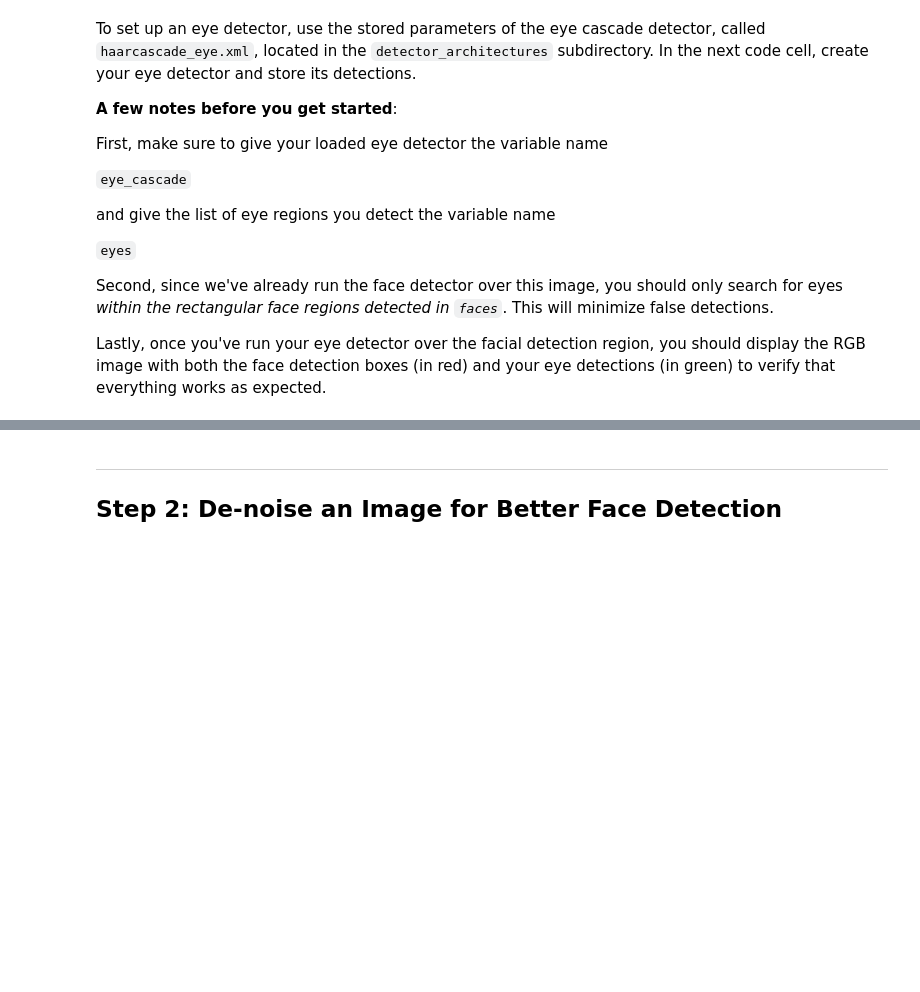
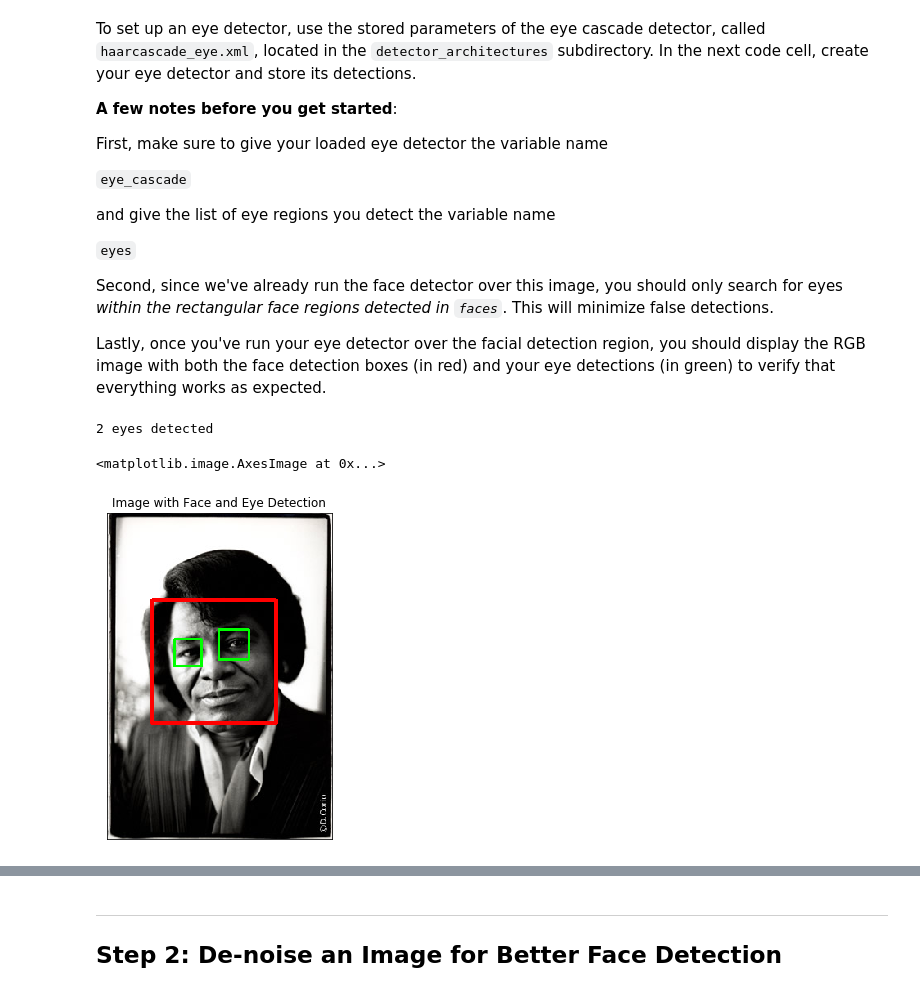
Before and after one commit to smile-on/cv-keypoint, a Jupyter notebook: CV_project.ipynb, the cells around one changed output, grey strips where cells are left out. Cells and saved outputs as stored; diff of their text form; code cells hidden in the pictures; blank space fills up the shorter version.

```diff
--- a/CV_project.ipynb
+++ b/CV_project.ipynb
@@ -229,26 +243,38 @@ Lastly, once you've run your eye detector over the facial detection region, you
 # %%
 # Make a copy of the original image to plot rectangle detections
 image_with_detections = np.copy(image)
 
 # Loop over the detections and draw their corresponding face detection boxes
 for (x,y,w,h) in faces:
     cv2.rectangle(image_with_detections, (x,y), (x+w,y+h),(255,0,0), 3)
 
 # Do not change the code above this comment!
-
-
-## TODO: Add eye detection, using haarcascade_eye.xml, to the current face detector algorithm
-## TODO: Loop over the eye detections and draw their corresponding boxes in green on image_with_detections
-
+    face_image = image_with_detections[y:y+h, x:x+w, :]
+    face_gray = cv2.cvtColor(face_image, cv2.COLOR_RGB2GRAY)
+    ## TODO: Add eye detection, using haarcascade_eye.xml, to the current face detector algorithm
+    eye_cascade = cv2.CascadeClassifier('detector_architectures/haarcascade_eye.xml')
+    eyes = eye_cascade.detectMultiScale(face_gray, 1.05, 5)
+    ## TODO: Loop over the eye detections and draw their corresponding boxes in green on image_with_detections
+    eyes_n = len(eyes)
+    if(eyes_n==0):
+        print('no eyes detected!')
+    else:
+        print(f'{eyes_n} eyes detected')
+        for (ex,ey,ew,eh) in eyes:
+            cv2.rectangle(image_with_detections, (x+ex,y+ey), (x+ex+ew,y+ey+eh),(0,255,0), 2)
 
 # Plot the image with both faces and eyes detected
 fig = plt.figure(figsize = (6,6))
 ax1 = fig.add_subplot(111)
 ax1.set_xticks([])
 ax1.set_yticks([])
 
 ax1.set_title('Image with Face and Eye Detection')
 ax1.imshow(image_with_detections)
+# %% [output]
+2 eyes detected
+<matplotlib.image.AxesImage at 0x...>
+[figure, added]
 # %% [markdown]
 ## (Optional) Add face and eye detection to your laptop camera
 
```
Also changed, not shown: parts of 5 cells of this notebook.
